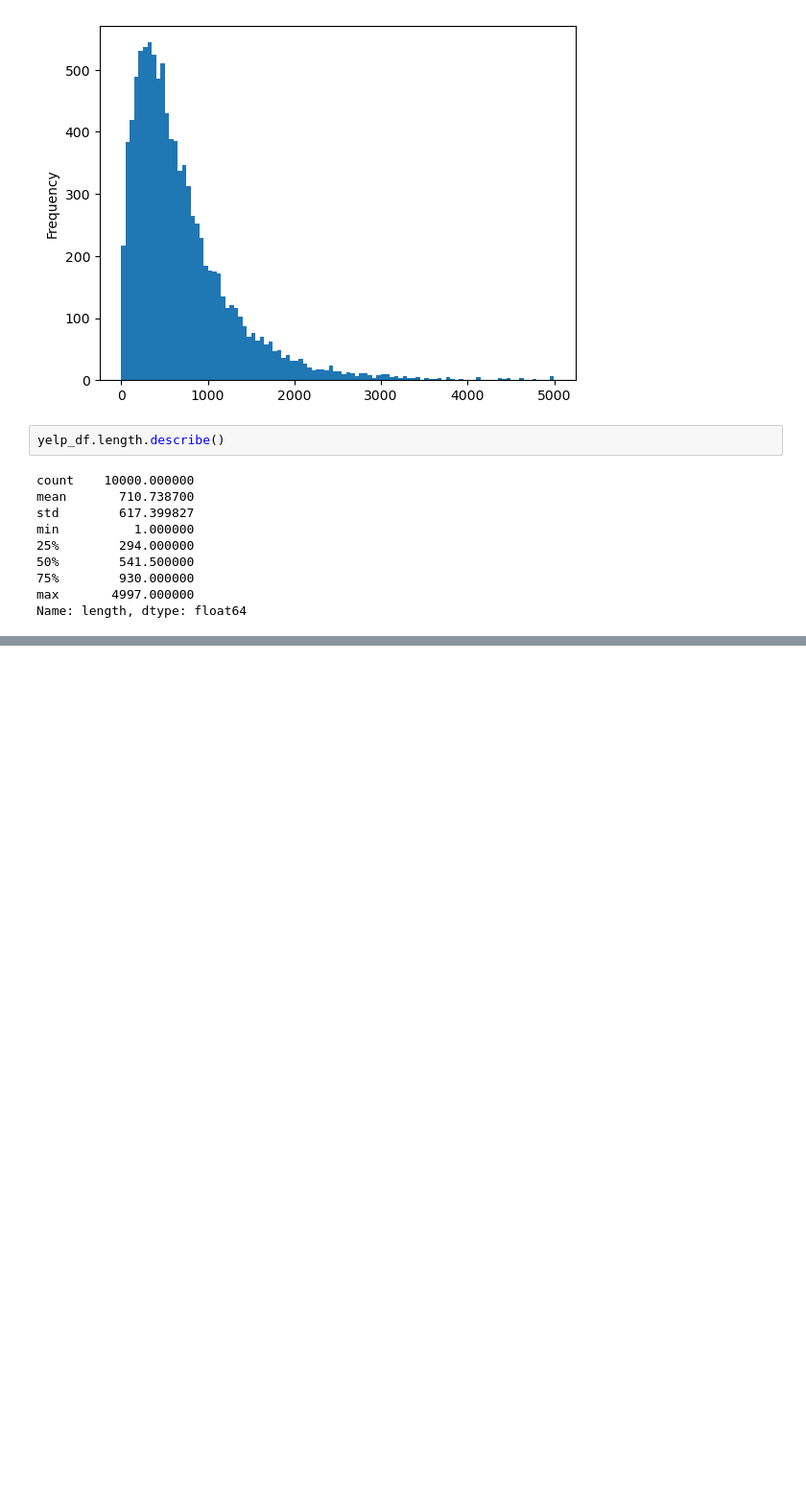
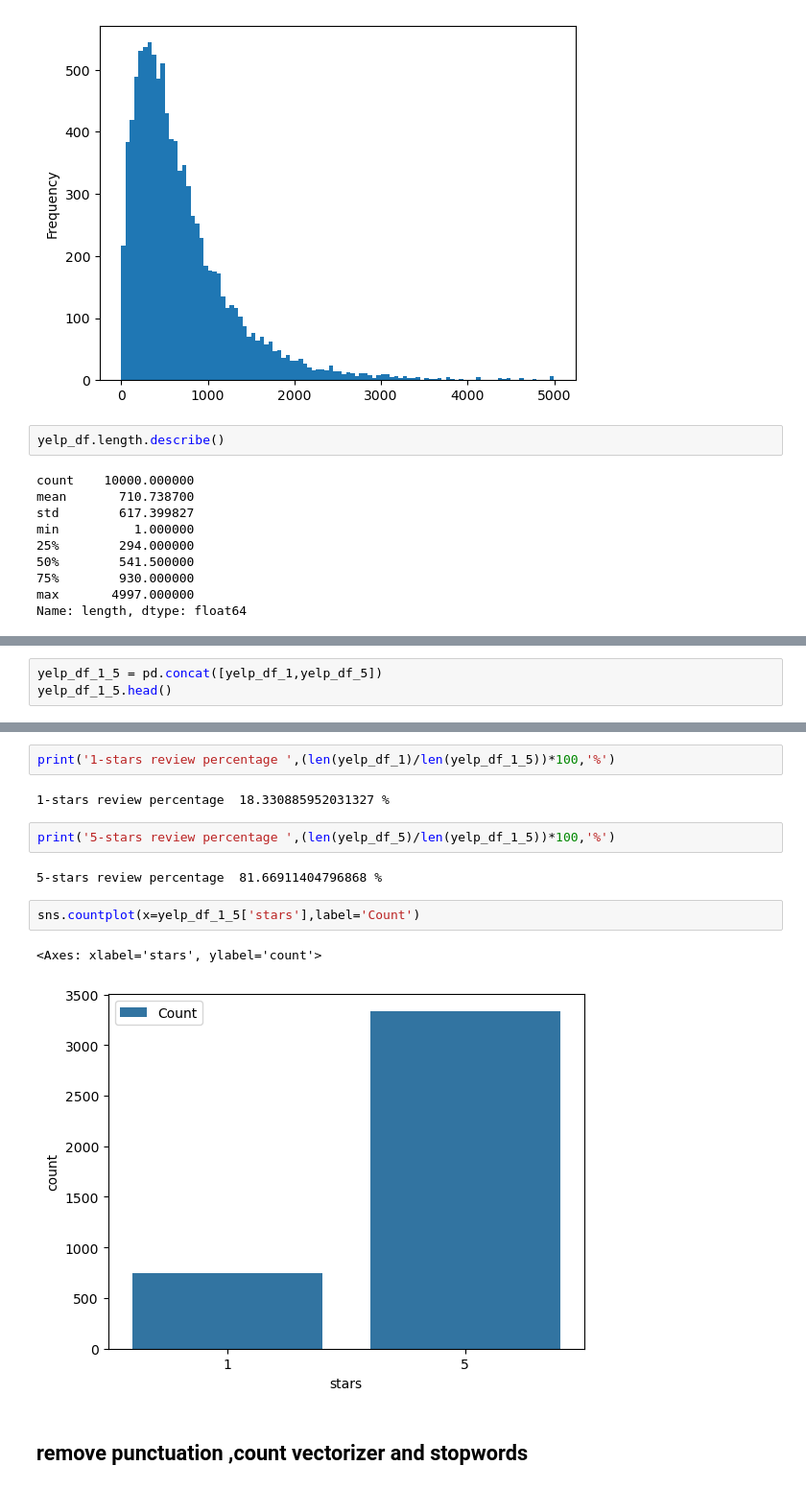
Before and after one commit to sanjip1203/Yelp_review, a Jupyter notebook: yelp_classification.ipynb, the cells around one changed output, grey strips where cells are left out. Shown: that part at 96% size. Cells and saved outputs as stored; diff of their text form; blank space fills up the shorter version.

```diff
--- a/yelp_classification.ipynb
+++ b/yelp_classification.ipynb
@@ -138,0 +256,3 @@ yelp_df[yelp_df['length']== 4997]['text'].iloc[0]
+# %%
+yelp_df_1_5 = pd.concat([yelp_df_1,yelp_df_5])
+yelp_df_1_5.head()
@@ -138,0 +296,15 @@ yelp_df[yelp_df['length']== 4997]['text'].iloc[0]
+# %%
+print('1-stars review percentage ',(len(yelp_df_1)/len(yelp_df_1_5))*100,'%')
+# %% [output]
+1-stars review percentage  18.330885952031327 %
+# %%
+print('5-stars review percentage ',(len(yelp_df_5)/len(yelp_df_1_5))*100,'%')
+# %% [output]
+5-stars review percentage  81.66911404796868 %
+# %%
+sns.countplot(x=yelp_df_1_5['stars'],label='Count')
+# %% [output]
+<Axes: xlabel='stars', ylabel='count'>
+[figure, added]
+# %% [markdown]
+##  remove punctuation ,count vectorizer  and stopwords
```
Also changed, not shown: parts of 19 cells of this notebook.
